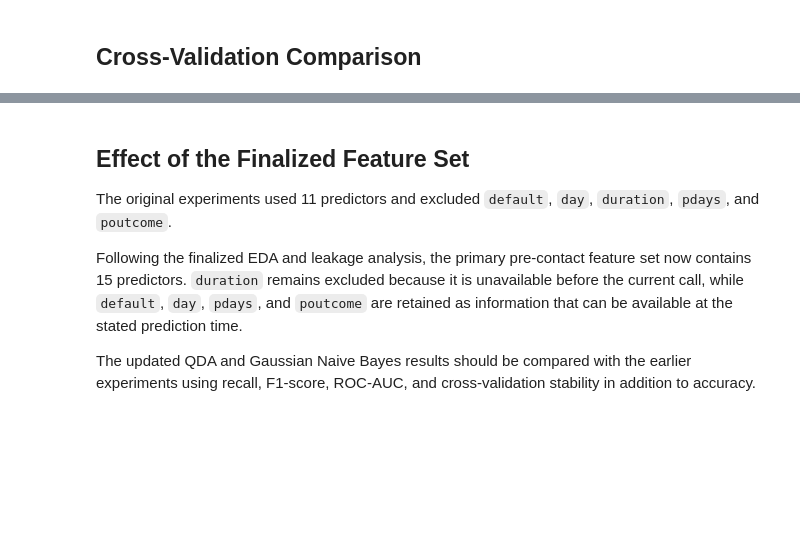
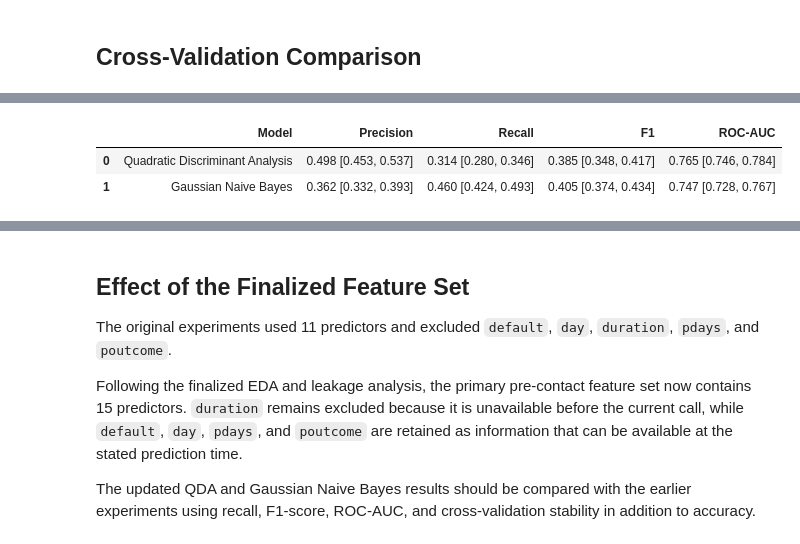
Before and after one commit to TilokJahan/BankMarketingMachineLearningProject, a Jupyter notebook: notebooks/03_modeling.ipynb, the cells around one changed output, grey strips where cells are left out. Cells and saved outputs as stored; diff of their text form; code cells hidden in the pictures; blank space fills up the shorter version.

```diff
--- a/notebooks/03_modeling.ipynb
+++ b/notebooks/03_modeling.ipynb
@@ -489,0 +621,46 @@ cv_results_df
+# %%
+bootstrap_summary_df = pd.DataFrame({
+    "Model": bootstrap_results_df["model"],
+
+    "Precision": bootstrap_results_df.apply(
+        lambda row: (
+            f'{row["precision"]:.3f} '
+            f'[{row["precision_ci_lower"]:.3f}, '
+            f'{row["precision_ci_upper"]:.3f}]'
+        ),
+        axis=1,
+    ),
+
+    "Recall": bootstrap_results_df.apply(
+        lambda row: (
+            f'{row["recall"]:.3f} '
+            f'[{row["recall_ci_lower"]:.3f}, '
+            f'{row["recall_ci_upper"]:.3f}]'
+        ),
+        axis=1,
+    ),
+
+    "F1": bootstrap_results_df.apply(
+        lambda row: (
+            f'{row["f1"]:.3f} '
+            f'[{row["f1_ci_lower"]:.3f}, '
+            f'{row["f1_ci_upper"]:.3f}]'
+        ),
+        axis=1,
+    ),
+
+    "ROC-AUC": bootstrap_results_df.apply(
+        lambda row: (
+            f'{row["roc_auc"]:.3f} '
+            f'[{row["roc_auc_ci_lower"]:.3f}, '
+            f'{row["roc_auc_ci_upper"]:.3f}]'
+        ),
+        axis=1,
+    ),
+})
+
+bootstrap_summary_df
+# %% [output]
+|  | Model | Precision | Recall | F1 | ROC-AUC |
+| 0 | Quadratic Discriminant Analysis | 0.498 [0.453, 0.537] | 0.314 [0.280, 0.346] | 0.385 [0.348, 0.417] | 0.765 [0.746, 0.784] |
+| 1 | Gaussian Naive Bayes | 0.362 [0.332, 0.393] | 0.460 [0.424, 0.493] | 0.405 [0.374, 0.434] | 0.747 [0.728, 0.767] |
```
Also changed, not shown: parts of 9 cells of this notebook, 2 other files.
